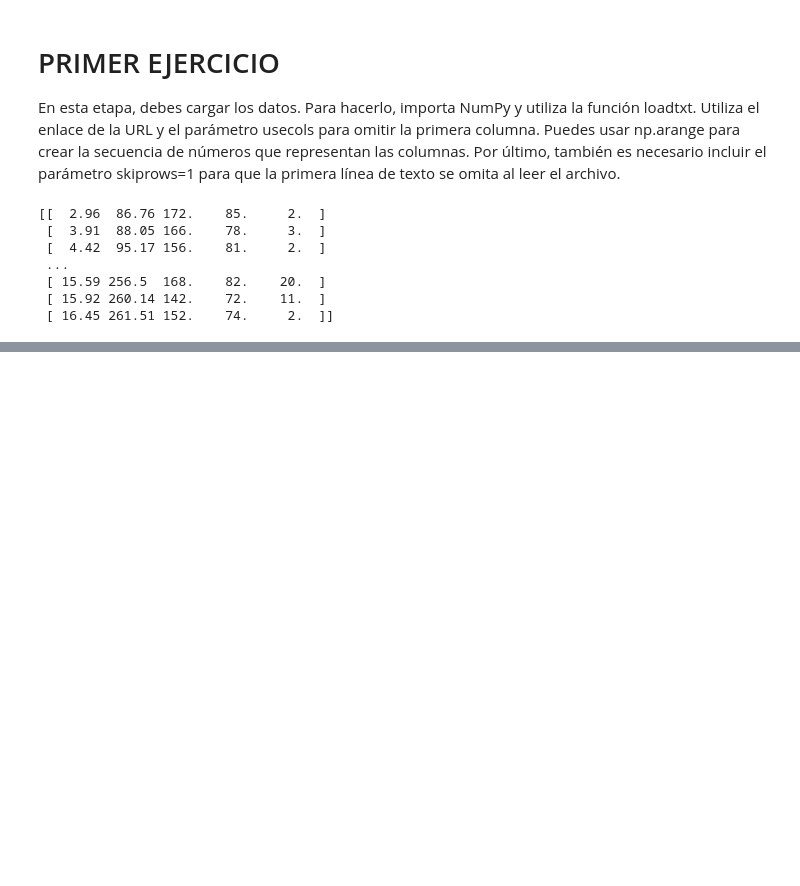
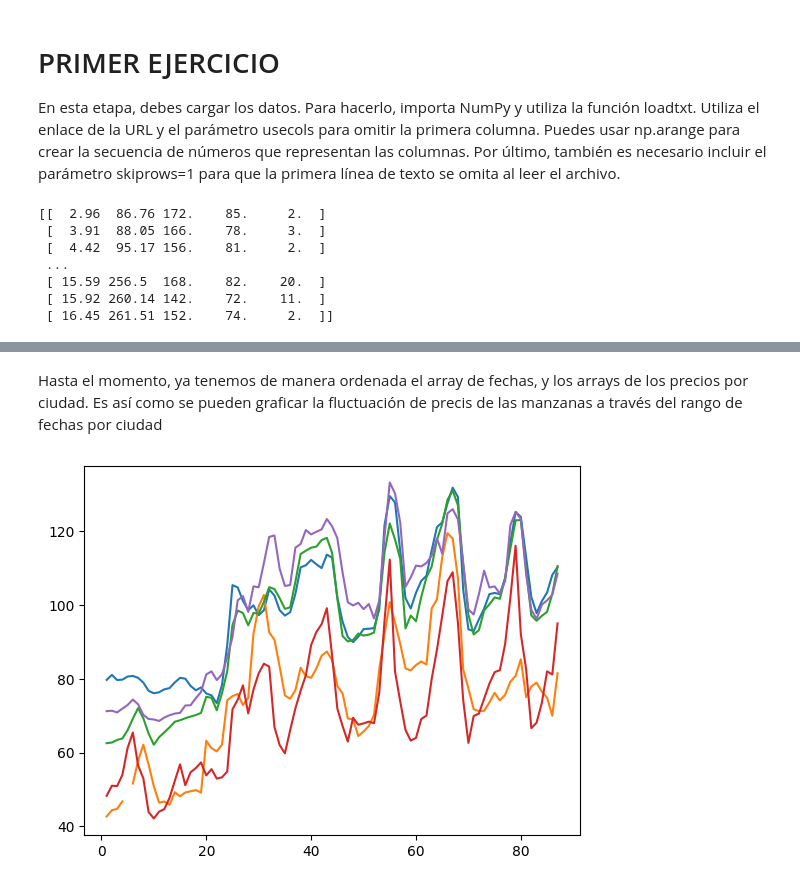
Before and after one commit to mauloredo/modulo-numpy, a Jupyter notebook: Numpy.ipynb, the cells around one changed output, grey strips where cells are left out. Cells and saved outputs as stored; diff of their text form; code cells hidden in the pictures; blank space fills up the shorter version.

Commit message:
Avance en el curso hasta tratamiento de Nan

```diff
--- a/Numpy.ipynb
+++ b/Numpy.ipynb
@@ -108,0 +178,17 @@ print(datos_a)
+# %%
+Moscu = precios[:,0]
+Kaliningrado = precios[:,1]
+Petersburgo = precios[:,2]
+Krasnodar = precios[:,3]
+Ekaterinburgo = precios[:,4]
+# %% [markdown]
+Hasta el momento, ya tenemos de manera ordenada el array de fechas, y los arrays de los precios por ciudad. Es así como se pueden graficar la fluctuación de precis de las manzanas a través del rango de fechas por ciudad
+# %%
+plt.plot(fechas, Moscu)
+plt.plot(fechas, Kaliningrado)
+plt.plot(fechas, Petersburgo)
+plt.plot(fechas, Krasnodar)
+plt.plot(fechas, Ekaterinburgo)
+plt.show()
+# %% [output]
+[figure, added]
```
Also changed, not shown: parts of 19 cells of this notebook.
